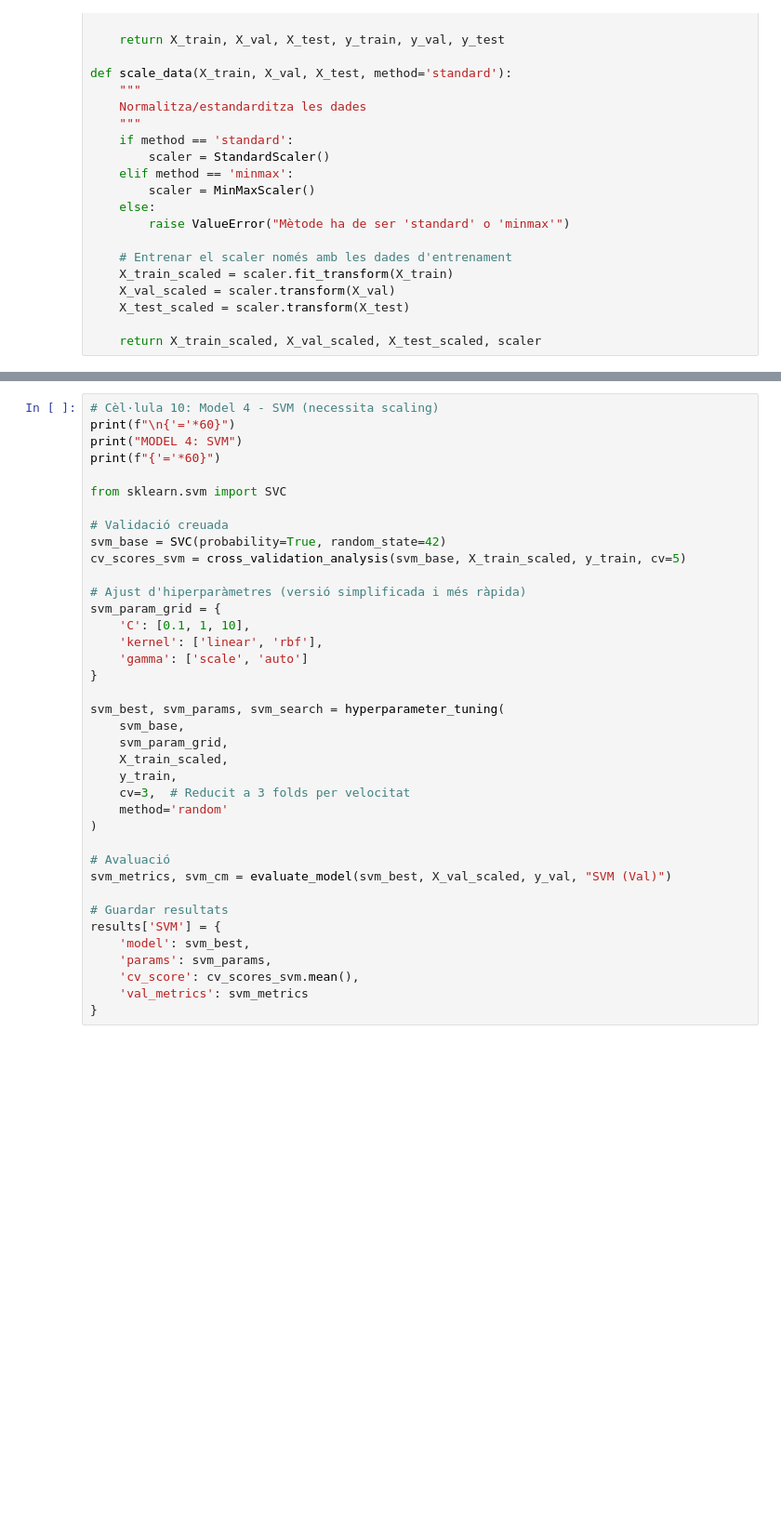
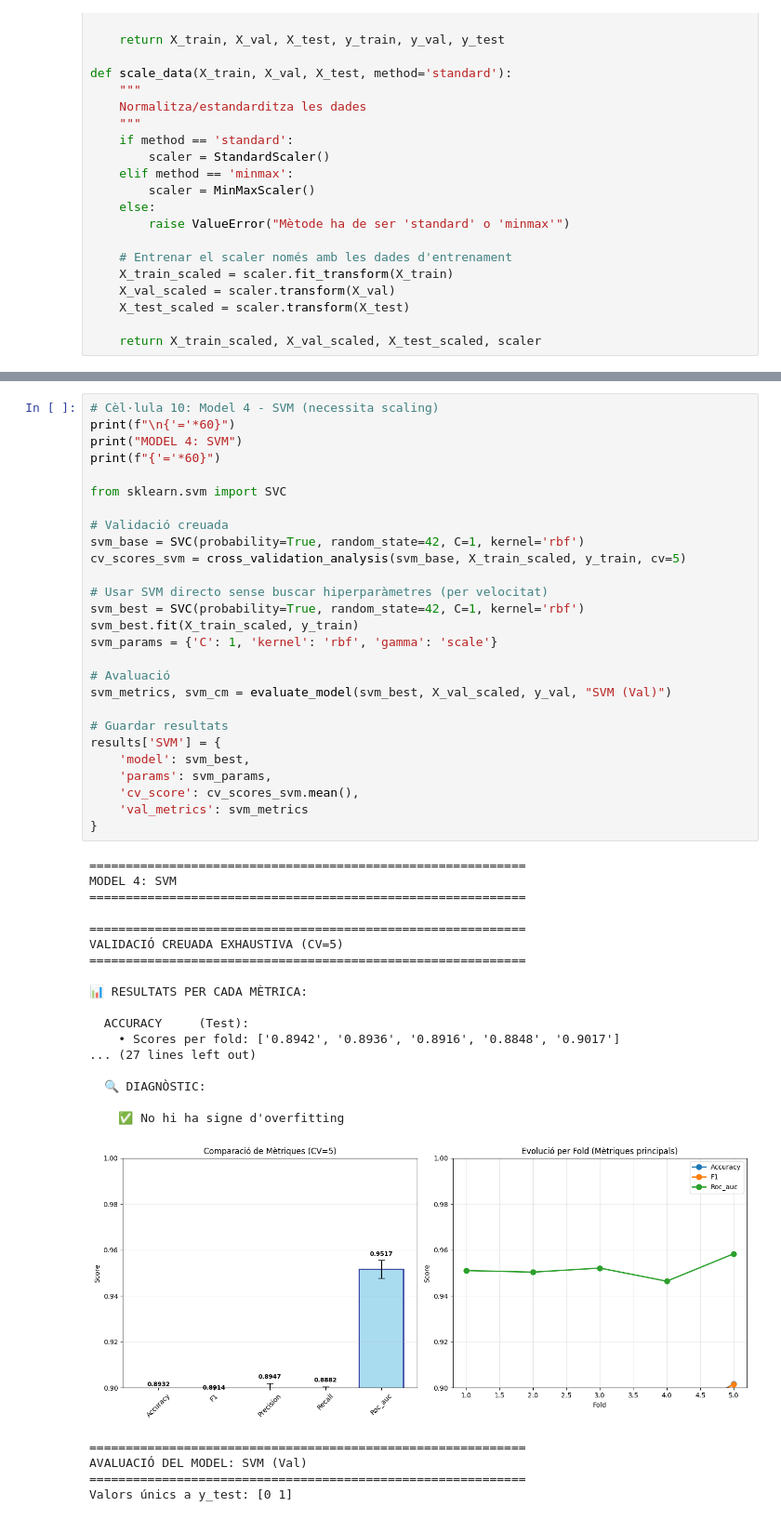
Before and after one commit to NIU1710545/Kaggle-Code, a Jupyter notebook: Selecció de Model/Demo1/Models-2.ipynb, the cells around one changed output, grey strips where cells are left out. Shown at 93% size. Cells and saved outputs as stored; diff of their text form; blank space fills up the shorter version.

Commit message:
Models revisats

```diff
--- a/Selecció de Model/Demo1/Models-2.ipynb
+++ b/Selecció de Model/Demo1/Models-2.ipynb
@@ -242,38 +415,50 @@ results['Gradient Boosting'] = {
 # %%
 # Cèl·lula 10: Model 4 - SVM (necessita scaling)
 print(f"\n{'='*60}")
 print("MODEL 4: SVM")
 print(f"{'='*60}")
 
 from sklearn.svm import SVC
 
 # Validació creuada
-svm_base = SVC(probability=True, random_state=42)
+svm_base = SVC(probability=True, random_state=42, C=1, kernel='rbf')
 cv_scores_svm = cross_validation_analysis(svm_base, X_train_scaled, y_train, cv=5)
 
-# Ajust d'hiperparàmetres (versió simplificada i més ràpida)
-svm_param_grid = {
-    'C': [0.1, 1, 10],
-    'kernel': ['linear', 'rbf'],
-    'gamma': ['scale', 'auto']
-}
-
-svm_best, svm_params, svm_search = hyperparameter_tuning(
-    svm_base,
-    svm_param_grid,
-    X_train_scaled,
-    y_train,
-    cv=3,  # Reducit a 3 folds per velocitat
-    method='random'
-)
+# Usar SVM directo sense buscar hiperparàmetres (per velocitat)
+svm_best = SVC(probability=True, random_state=42, C=1, kernel='rbf')
+svm_best.fit(X_train_scaled, y_train)
+svm_params = {'C': 1, 'kernel': 'rbf', 'gamma': 'scale'}
 
 # Avaluació
 svm_metrics, svm_cm = evaluate_model(svm_best, X_val_scaled, y_val, "SVM (Val)")
 
 # Guardar resultats
 results['SVM'] = {
     'model': svm_best,
     'params': svm_params,
     'cv_score': cv_scores_svm.mean(),
     'val_metrics': svm_metrics
 }
+# %% [output]
+============================================================
+MODEL 4: SVM
+============================================================
+
+============================================================
+VALIDACIÓ CREUADA EXHAUSTIVA (CV=5)
+============================================================
+
+📊 RESULTATS PER CADA MÈTRICA:
+
+  ACCURACY     (Test):
+    • Scores per fold: ['0.8942', '0.8936', '0.8916', '0.8848', '0.9017']
+... (27 lines left out)
+
+  🔍 DIAGNÒSTIC:
+
+    ✅ No hi ha signe d'overfitting
+[figure, added]
+============================================================
+AVALUACIÓ DEL MODEL: SVM (Val)
+============================================================
+Valors únics a y_test: [0 1]
```
Also changed, not shown: parts of 14 cells of this notebook, 15 other files.
